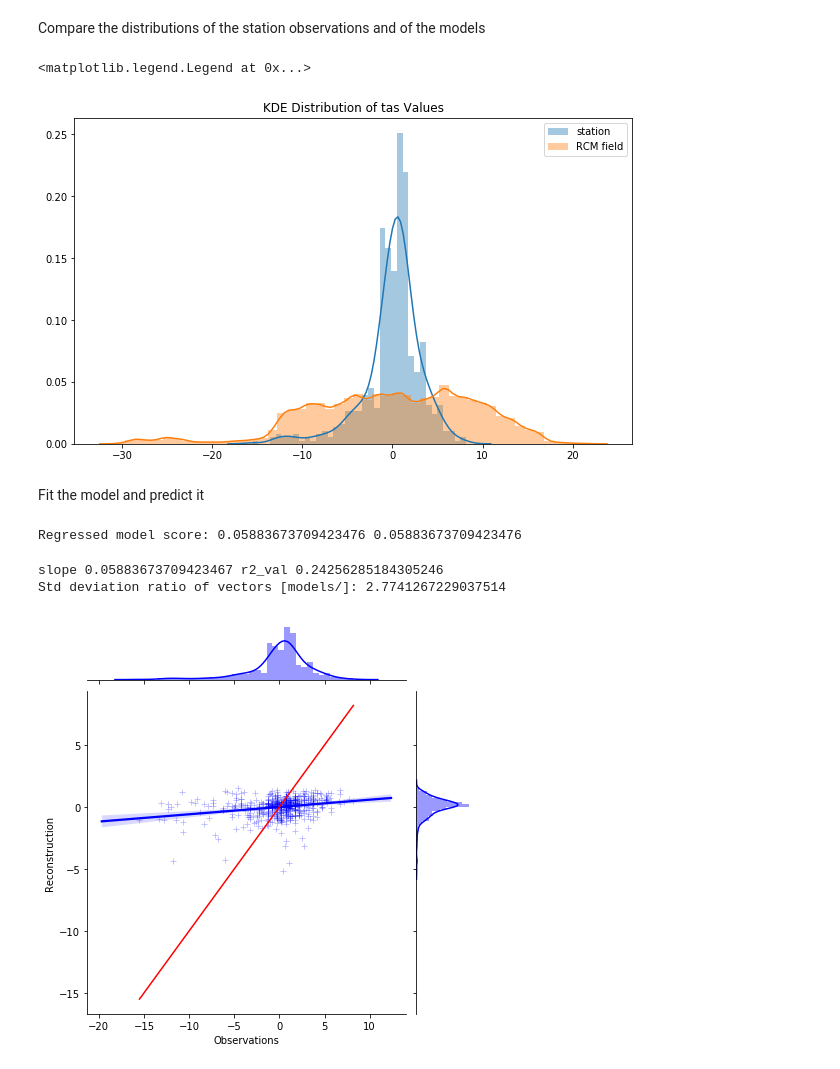
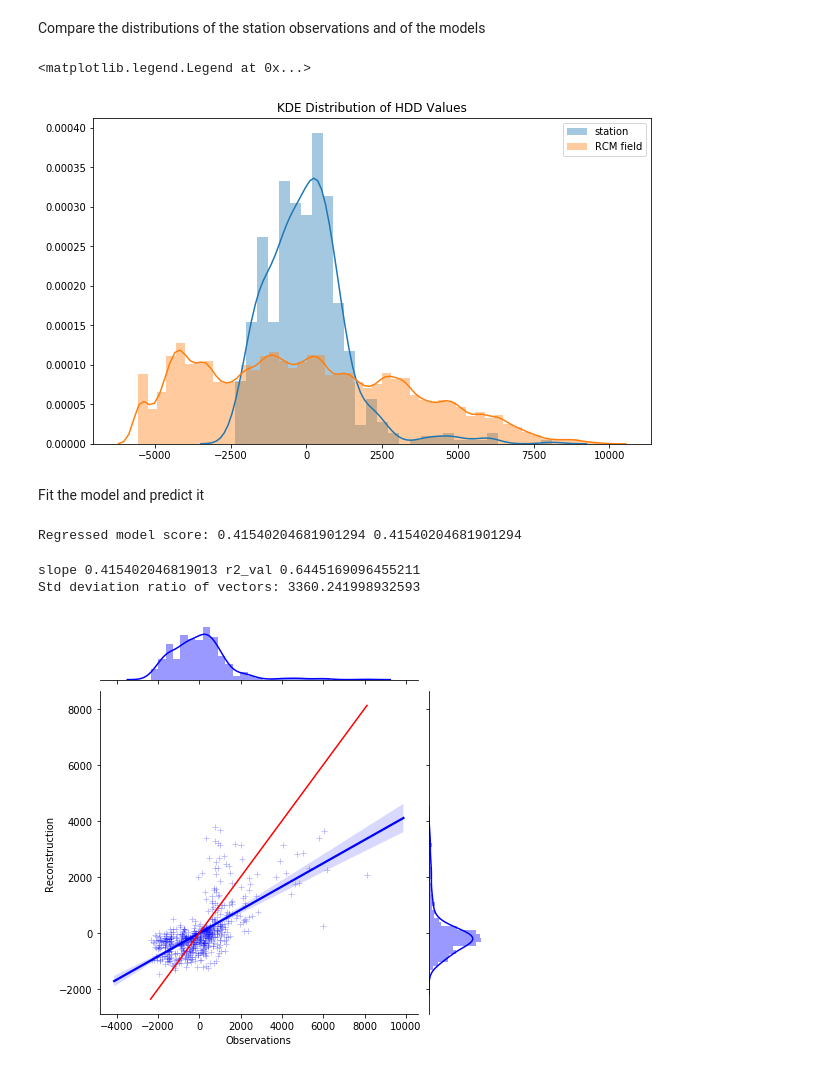
Before and after one commit to pacificclimate/climpyrical, a Jupyter notebook: notebooks/test_dv_reconstruction.ipynb, the cells around one changed output. Cells and saved outputs as stored; diff of their text form; code cells hidden in the pictures.

```diff
--- a/notebooks/test_dv_reconstruction.ipynb
+++ b/notebooks/test_dv_reconstruction.ipynb
@@ -26,7 +26,7 @@ Load data and interpolate the design value field
 # %%
-PATH = '/storage/data/projects/nrc/CanRCM4_large_ensemble/design_values/tas/jul2.5p/tas_CanRCM4-LE_ens35_1951-2016_1hr_jul97.5p.nc'
+PATH = '/storage/data/projects/nrc/CanRCM4_large_ensemble/design_values/tas/hdd_CanRCM4-LE_ens35_1951-2016_ann_ta.nc'
 mask_path = '/home/nannau/Desktop/climpyrical/data/mask.nc'
-dv = 'tas'
+dv = 'heating_degree_days_per_time_period'
 
 interp_dict = get_interpolation(mask_path, PATH, dv)
 master_idx = interp_dict['idx']
@@ -64,4 +64,3 @@ Load the quantile station data
 # %%
-df = pd.read_csv('/home/nannau/Desktop/climpyrical/data/july_2.5_percentile_1991_2016', index_col=None)
+df = pd.read_csv('/home/nannau/Desktop/climpyrical/data/hdd_1991_2016', index_col=None)
 df = df[df['completeness'] > 0.8]
-df.head()
@@ -75,4 +67,4 @@ df.head()
 # %%
-ndf = match_coords(df, interp_dict, 'air_temperature')
+ndf = match_coords(df, interp_dict, 'hdd')
 print("There are ", ndf.shape, "real station observations to fit.")
 # %% [output]
@@ -120,26 +112,26 @@ slope 0.9993676589203127 r2_val 0.9996837794624417
 Take the mean anomally of observations and the first 4 EOFs
 # %%
 robs_idx = ndf['matched_idx']
-robs = (ndf['air_temperature'].values - ndf['air_temperature'].mean())/10.0 # fix units
+robs = (ndf['hdd'].values - ndf['hdd'].mean())
 reofs = vT[:4, robs_idx]
 # %% [markdown]
 Compare the distributions of the station observations and of the models
 # %%
 plt.figure(figsize=(10, 6))
-plt.title('KDE Distribution of {} Values'.format(dv))
+plt.title('KDE Distribution of HDD Values')
 sns.distplot(robs, label='station')
 sns.distplot(iens[0, ...], label='RCM field')
 plt.legend()
 # %% [output]
 <matplotlib.legend.Legend at 0x...>
-[figure, old version]
+[figure, new version]
 # %% [markdown]
 Fit the model and predict it
 # %%
 rmodel = fit_eof(reofs.T, robs.flatten())
 linrpredictions = predict_dv(rmodel, reofs.T)
 # %% [output]
-Regressed model score: 0.05883673709423476 0.05883673709423476
+Regressed model score: 0.41540204681901294 0.41540204681901294
 # %%
 
 sns.jointplot(robs, linrpredictions, kind='reg', color='blue', marker='+',scatter_kws={"s": 0.01})
@@ -159,8 +151,8 @@ plt.ylabel('Reconstruction')
 slope, intercept, r_value, p_value, std_err = linregress(robs, linrpredictions)
 print("slope", slope, "r2_val", r_value)
 
-print("Std deviation ratio of vectors [models/]:", np.mean(np.std(iens, axis=1))/np.std(robs))
+print("Std deviation ratio of vectors:", np.mean(np.std(iens, axis=1)))
 # %% [output]
-slope 0.05883673709423467 r2_val 0.24256285184305246
-Std deviation ratio of vectors [models/]: 2.7741267229037514
+slope 0.415402046819013 r2_val 0.6445169096455211
+Std deviation ratio of vectors: 3360.241998932593
-[figure, old version]
+[figure, new version]
```
Also changed, not shown: parts of 8 cells of this notebook.
